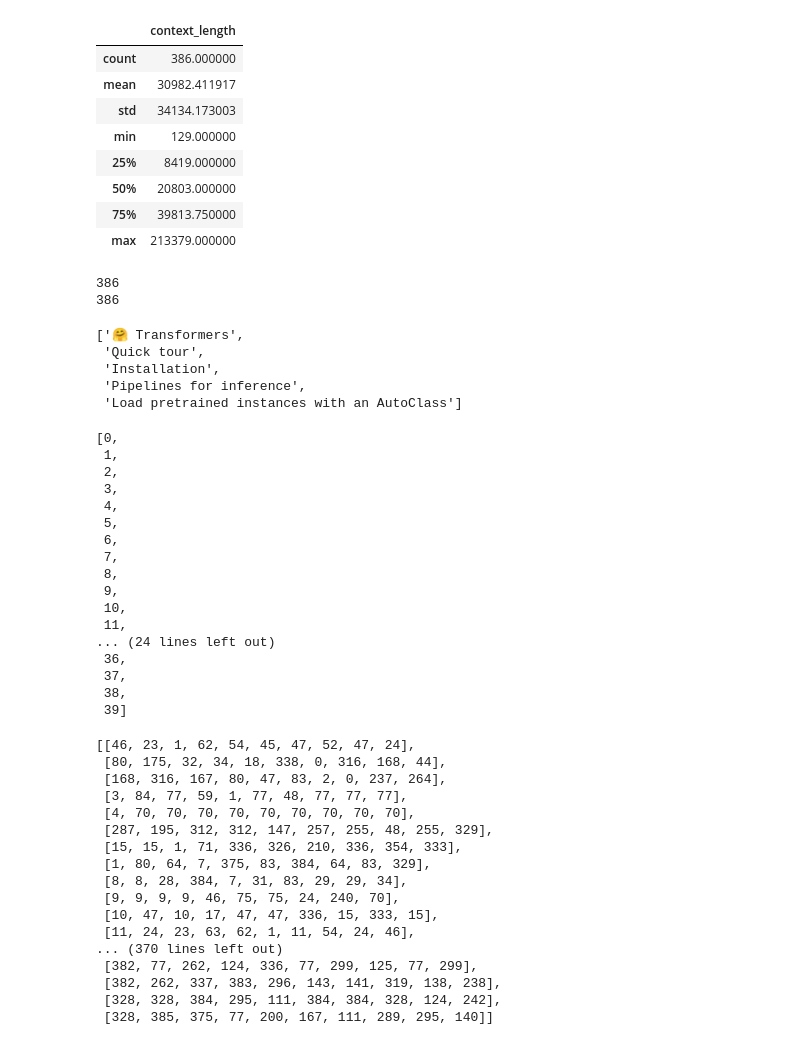
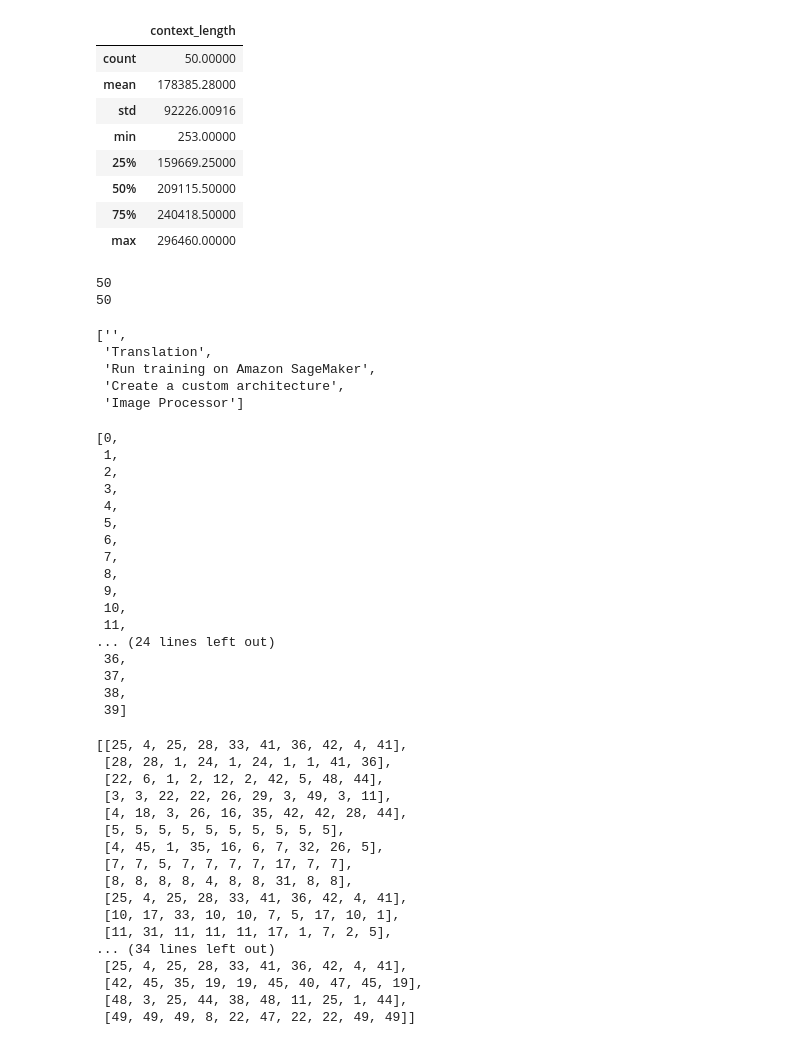
Before and after one commit to pacificcoast1/llama-stack, a Jupyter notebook: query5_html.ipynb, the cells around one changed output. Drawn from its saved outputs; the diff is of its cells as text; code cells hidden in the pictures.

```diff
--- a/query5_html.ipynb
+++ b/query5_html.ipynb
@@ -70,23 +70,24 @@ Chunk(content=' attentionmask = None tokentypeids = None headmask = None params:
 # %%
 import pandas as pd
 import datasets
 
-dataset = datasets.load_dataset("data/transformers.parquet")
+# dataset = datasets.load_dataset(path="data/transformers.parquet")
 
-df = dataset["train"].to_pandas()
+# df = dataset["train"].to_pandas()
+df = pd.read_parquet("data/transformers.parquet")
 df = df.rename(columns={'html': 'context'})
 df['context_length'] = df['context'].apply(lambda x: len(x))
 df.describe()
 # %% [output]
 |  | context_length |
-| count | 386.000000 |
-| mean | 30982.411917 |
-| std | 34134.173003 |
-| min | 129.000000 |
-| 25% | 8419.000000 |
-| 50% | 20803.000000 |
-| 75% | 39813.750000 |
-| max | 213379.000000 |
+| count | 50.00000 |
+| mean | 178385.28000 |
+| std | 92226.00916 |
+| min | 253.00000 |
+| 25% | 159669.25000 |
+| 50% | 209115.50000 |
+| 75% | 240418.50000 |
+| max | 296460.00000 |
 # %%
 doc_ids = []
 titles = []
@@ -99,13 +100,13 @@ print(len(doc_ids))
 display(titles[:5])
 doc_ids[:40]
 # %% [output]
-386
-386
+50
+50
-['🤗 Transformers',
- 'Quick tour',
- 'Installation',
- 'Pipelines for inference',
- 'Load pretrained instances with an AutoClass']
+['',
+ 'Translation',
+ 'Run training on Amazon SageMaker',
+ 'Create a custom architecture',
+ 'Image Processor']
 [0,
  1,
  2,
@@ -141,23 +142,23 @@ for i in tqdm(range(0, len(titles))):
 
 results
 # %% [output]
-[[46, 23, 1, 62, 54, 45, 47, 52, 47, 24],
- [80, 175, 32, 34, 18, 338, 0, 316, 168, 44],
- [168, 316, 167, 80, 47, 83, 2, 0, 237, 264],
- [3, 84, 77, 59, 1, 77, 48, 77, 77, 77],
- [4, 70, 70, 70, 70, 70, 70, 70, 70, 70],
- [287, 195, 312, 312, 147, 257, 255, 48, 255, 329],
- [15, 15, 1, 71, 336, 326, 210, 336, 354, 333],
- [1, 80, 64, 7, 375, 83, 384, 64, 83, 329],
- [8, 8, 28, 384, 7, 31, 83, 29, 29, 34],
- [9, 9, 9, 9, 46, 75, 75, 24, 240, 70],
- [10, 47, 10, 17, 47, 47, 336, 15, 333, 15],
- [11, 24, 23, 63, 62, 1, 11, 54, 24, 46],
-... (370 lines left out)
- [382, 77, 262, 124, 336, 77, 299, 125, 77, 299],
- [382, 262, 337, 383, 296, 143, 141, 319, 138, 238],
- [328, 328, 384, 295, 111, 384, 384, 328, 124, 242],
- [328, 385, 375, 77, 200, 167, 111, 289, 295, 140]]
+[[25, 4, 25, 28, 33, 41, 36, 42, 4, 41],
+ [28, 28, 1, 24, 1, 24, 1, 1, 41, 36],
+ [22, 6, 1, 2, 12, 2, 42, 5, 48, 44],
+ [3, 3, 22, 22, 26, 29, 3, 49, 3, 11],
+ [4, 18, 3, 26, 16, 35, 42, 42, 28, 44],
+ [5, 5, 5, 5, 5, 5, 5, 5, 5, 5],
+ [4, 45, 1, 35, 16, 6, 7, 32, 26, 5],
+ [7, 7, 5, 7, 7, 7, 7, 17, 7, 7],
+ [8, 8, 8, 8, 4, 8, 8, 31, 8, 8],
+ [25, 4, 25, 28, 33, 41, 36, 42, 4, 41],
+ [10, 17, 33, 10, 10, 7, 5, 17, 10, 1],
+ [11, 31, 11, 11, 11, 17, 1, 7, 2, 5],
+... (34 lines left out)
+ [25, 4, 25, 28, 33, 41, 36, 42, 4, 41],
+ [42, 45, 35, 19, 19, 45, 40, 47, 45, 19],
+ [48, 3, 25, 44, 38, 48, 11, 25, 1, 44],
+ [49, 49, 49, 8, 22, 47, 22, 22, 49, 49]]
 # %%
 import numpy as np
 
```
Also changed, not shown: parts of 7 cells of this notebook, 4 other files.
